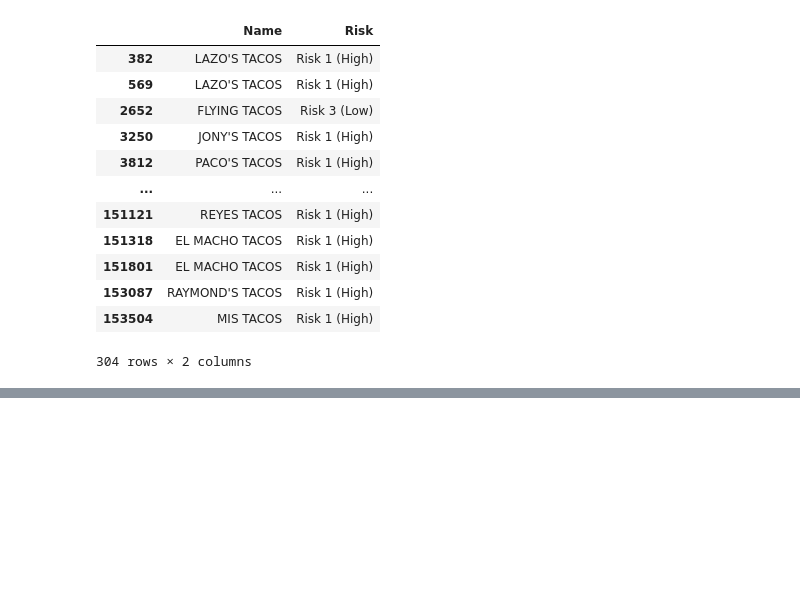
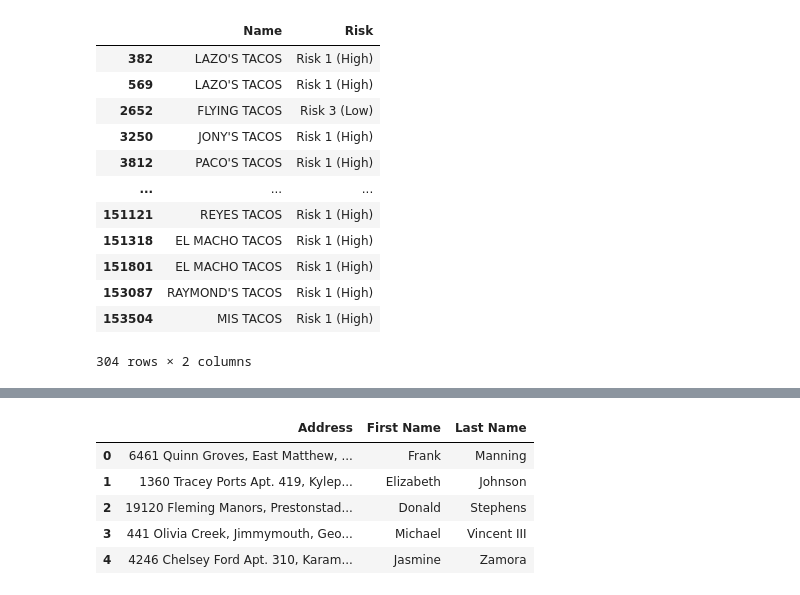
Before and after one commit to ljyGmail/pandas_in_action, a Jupyter notebook: ch06_working_with_text_data.ipynb, the cells around one changed output, grey strips where cells are left out. Saved outputs shown, nothing was run; the diff lists cells and outputs as text; code cells hidden in the pictures; blank space fills up the shorter version.

```diff
--- a/ch06_working_with_text_data.ipynb
+++ b/ch06_working_with_text_data.ipynb
@@ -320,0 +444,11 @@ inspections[ends_with_tacos]
+# %%
+customers = customers.drop(labels="Name", axis="columns")
+# %%
+customers.head()
+# %% [output]
+|  | Address | First Name | Last Name |
+| 0 | 6461 Quinn Groves, East Matthew, ... | Frank | Manning |
+| 1 | 1360 Tracey Ports Apt. 419, Kylep... | Elizabeth | Johnson |
+| 2 | 19120 Fleming Manors, Prestonstad... | Donald | Stephens |
+| 3 | 441 Olivia Creek, Jimmymouth, Geo... | Michael | Vincent III |
+| 4 | 4246 Chelsey Ford Apt. 310, Karam... | Jasmine | Zamora |
```
Also changed, not shown: parts of 14 cells of this notebook.
